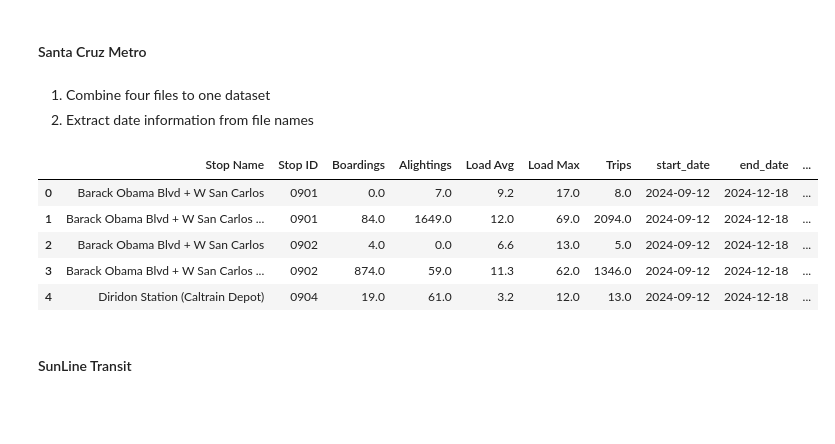
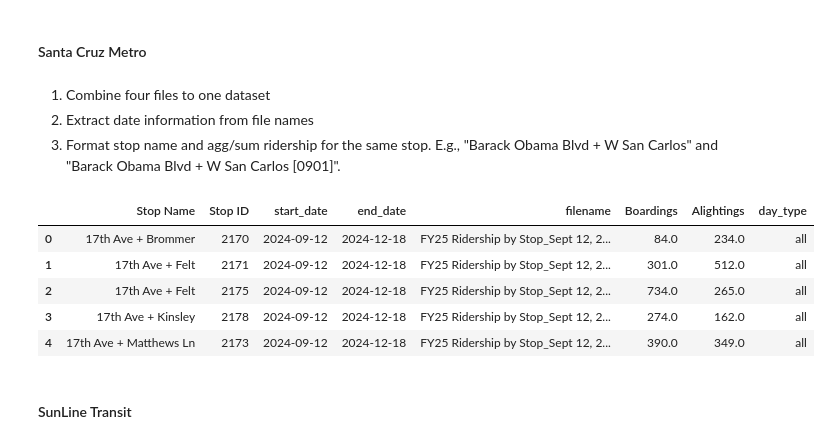
Before and after one commit to cal-itp/transit-ridership-analytics, a Jupyter notebook: Pre-process.ipynb, the cells around one changed output. Drawn from its saved outputs; the diff is of its cells as text; code cells hidden in the pictures; blank space fills up the shorter version.

Commit message:
Fix Santa Cruz Metro stop name format and add stop lat and lon

```diff
--- a/Pre-process.ipynb
+++ b/Pre-process.ipynb
@@ -548,6 +548,7 @@ raw_octa_export.head()
 # %% [markdown]
 1. Combine four files to one dataset
 2. Extract date information from file names
+3. Format stop name and agg/sum ridership for the same stop. E.g., "Barack Obama Blvd + W San Carlos" and "Barack Obama Blvd + W San Carlos [0901]".
 # %%
 def parse_date(date_str):
     date_str = date_str.replace("Sept", "Sep")
@@ -600,31 +601,35 @@ def flatten_columns_scm(columns):
 # %%
 raw_scm_export = []
 
 for file_path in glob("transit_agency_ridership_raw_datasets/Santa Cruz Metro/*.xlsx"):
     file_name = file_path.split("/")[-1]
 
     prefix, start_date, end_date = extract_dates_sct(file_name)
 
     raw_scm = pd.read_excel(file_path, header=[0,1])
     raw_scm.columns = flatten_columns_scm(raw_scm.columns)
     raw_scm["start_date"] = pd.to_datetime(start_date)
     raw_scm["end_date"] = pd.to_datetime(end_date)
     raw_scm["filename"] = file_name
+    raw_scm["Stop Name"] = raw_scm["Stop Name"].str.replace(r"\s*\[.*$", "", regex=True).str.strip()
+    raw_scm = raw_scm.groupby(by=["Stop Name", "Stop ID", "start_date", "end_date", "filename"], as_index=False).agg(Boardings=("Boardings", "sum"),
+                                                                                                                                 Alightings=("Alightings", "sum")
+    )
     # raw_scm.rename(columns={"Load": "Load Avg",
     #                         "Unnamed: 5": "Load Max"}, inplace=True)
     raw_scm_export.append(raw_scm)
 
 raw_scm_export = pd.concat(raw_scm_export)
 raw_scm_export["day_type"] = "all"
 raw_scm_export.to_excel("transit_agency_ridership_preprocessed_datasets/santa_cruz_metro_ridership.xlsx")
 raw_scm_export.head()
 # %% [output]
-|  | Stop Name | Stop ID | Boardings | Alightings | Load Avg | Load Max | Trips | start_date | end_date | ... |
-| 0 | Barack Obama Blvd + W San Carlos | 0901 | 0.0 | 7.0 | 9.2 | 17.0 | 8.0 | 2024-09-12 | 2024-12-18 | ... |
-| 1 | Barack Obama Blvd + W San Carlos ... | 0901 | 84.0 | 1649.0 | 12.0 | 69.0 | 2094.0 | 2024-09-12 | 2024-12-18 | ... |
-| 2 | Barack Obama Blvd + W San Carlos | 0902 | 4.0 | 0.0 | 6.6 | 13.0 | 5.0 | 2024-09-12 | 2024-12-18 | ... |
-| 3 | Barack Obama Blvd + W San Carlos ... | 0902 | 874.0 | 59.0 | 11.3 | 62.0 | 1346.0 | 2024-09-12 | 2024-12-18 | ... |
-| 4 | Diridon Station (Caltrain Depot) | 0904 | 19.0 | 61.0 | 3.2 | 12.0 | 13.0 | 2024-09-12 | 2024-12-18 | ... |
+|  | Stop Name | Stop ID | start_date | end_date | filename | Boardings | Alightings | day_type |
+| 0 | 17th Ave + Brommer | 2170 | 2024-09-12 | 2024-12-18 | FY25 Ridership by Stop_Sept 12, 2... | 84.0 | 234.0 | all |
+| 1 | 17th Ave + Felt | 2171 | 2024-09-12 | 2024-12-18 | FY25 Ridership by Stop_Sept 12, 2... | 301.0 | 512.0 | all |
+| 2 | 17th Ave + Felt | 2175 | 2024-09-12 | 2024-12-18 | FY25 Ridership by Stop_Sept 12, 2... | 734.0 | 265.0 | all |
+| 3 | 17th Ave + Kinsley | 2178 | 2024-09-12 | 2024-12-18 | FY25 Ridership by Stop_Sept 12, 2... | 274.0 | 162.0 | all |
+| 4 | 17th Ave + Matthews Ln | 2173 | 2024-09-12 | 2024-12-18 | FY25 Ridership by Stop_Sept 12, 2... | 390.0 | 349.0 | all |
 # %% [markdown]
 #### SunLine Transit
 # %% [markdown]
```
Also changed, not shown: parts of 2 cells of this notebook, 2 other files.
